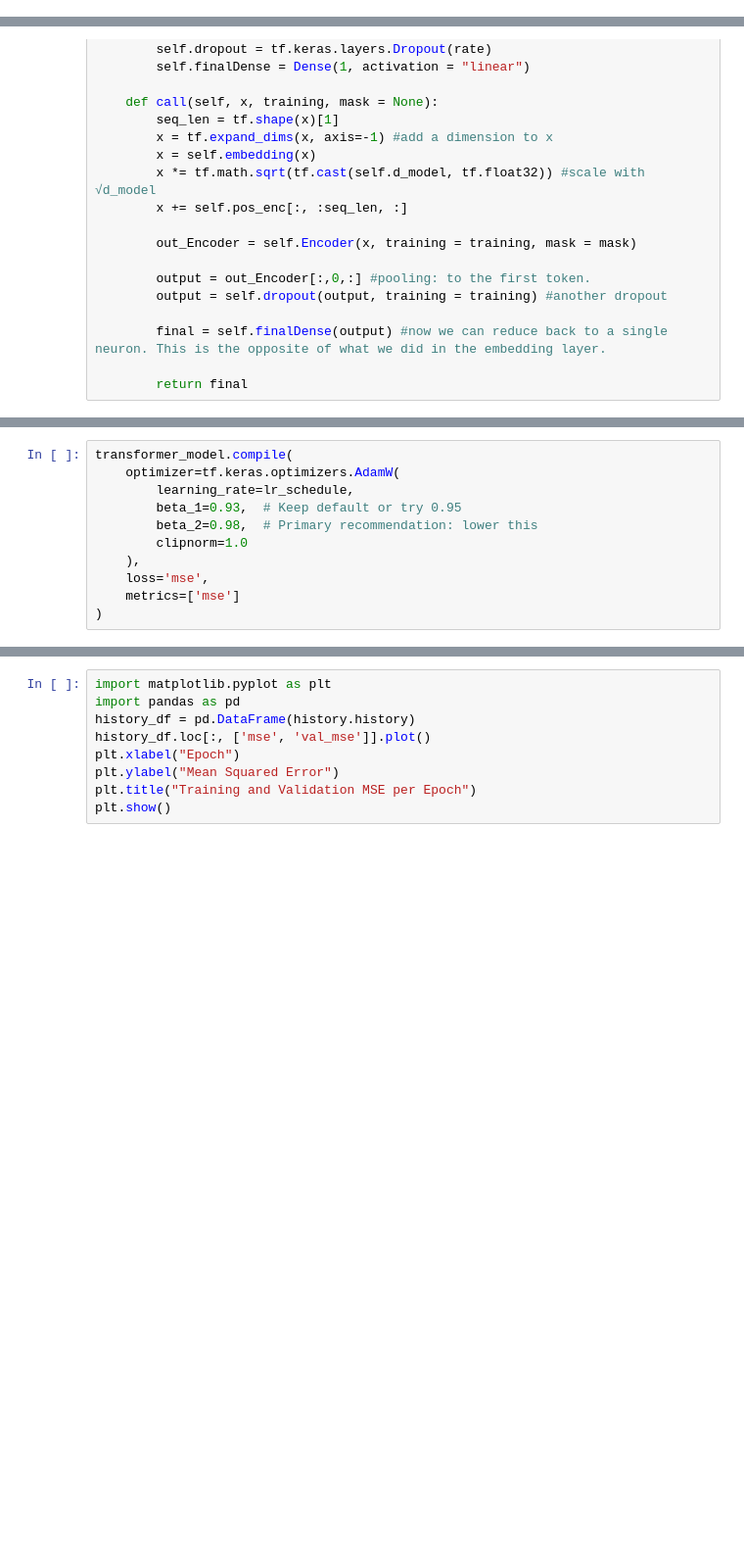
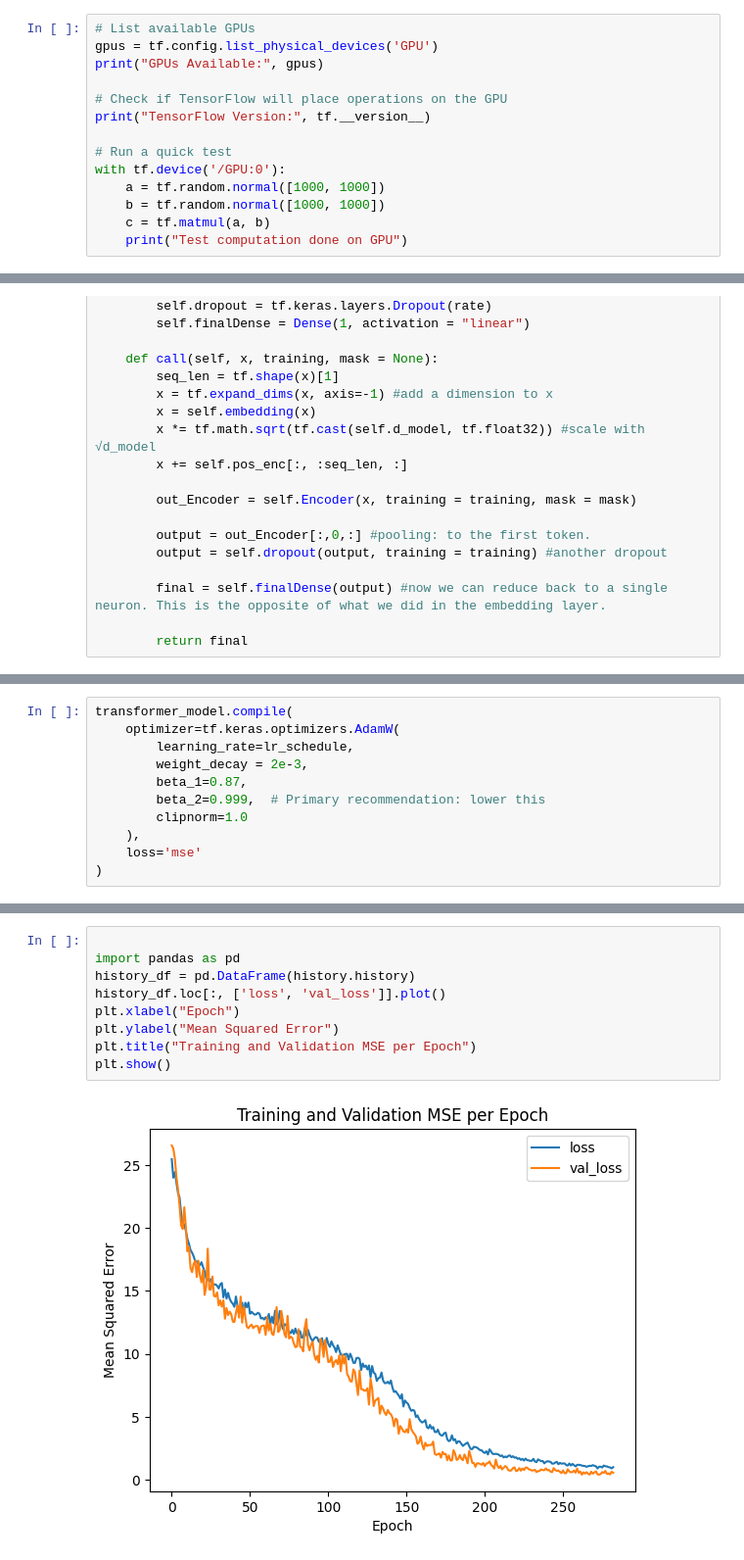
Before and after one commit to AntonStantan/matura, a Jupyter notebook: transformer/transformer1.ipynb, the cells around one changed output, grey strips where cells are left out. Shown at 98% size. Saved outputs shown, nothing was run; the diff lists cells and outputs as text; blank space fills up the shorter version.

```diff
--- a/transformer/transformer1.ipynb
+++ b/transformer/transformer1.ipynb
@@ -9,3 +9,17 @@ from tensorflow.keras.layers import Dense, Layer, Dropout
 print("Successfully imported libraries!")
 # %% [output]
 Successfully imported libraries!
+# %%
+# List available GPUs
+gpus = tf.config.list_physical_devices('GPU')
+print("GPUs Available:", gpus)
+
+# Check if TensorFlow will place operations on the GPU
+print("TensorFlow Version:", tf.__version__)
+
+# Run a quick test
+with tf.device('/GPU:0'):
+    a = tf.random.normal([1000, 1000])
+    b = tf.random.normal([1000, 1000])
+    c = tf.matmul(a, b)
+    print("Test computation done on GPU")
@@ -303,12 +392,12 @@ lr_schedule = WarmupCosineDecay(
 transformer_model.compile(
     optimizer=tf.keras.optimizers.AdamW(
         learning_rate=lr_schedule,
-        beta_1=0.93,  # Keep default or try 0.95
-        beta_2=0.98,  # Primary recommendation: lower this
+        weight_decay = 2e-3,
+        beta_1=0.87,
+        beta_2=0.999,  # Primary recommendation: lower this
         clipnorm=1.0
     ),
-    loss='mse',
-    metrics=['mse']
+    loss='mse'
 )
 # %%
 
@@ -342,9 +478,11 @@ KeyboardInterrupt:
 # %%
-import matplotlib.pyplot as plt
+
 import pandas as pd
 history_df = pd.DataFrame(history.history)
-history_df.loc[:, ['mse', 'val_mse']].plot()
+history_df.loc[:, ['loss', 'val_loss']].plot()
 plt.xlabel("Epoch")
 plt.ylabel("Mean Squared Error")
 plt.title("Training and Validation MSE per Epoch")
 plt.show()
+# %% [output]
+[figure, added]
```
Also changed, not shown: parts of 8 cells of this notebook, 1 other file.
